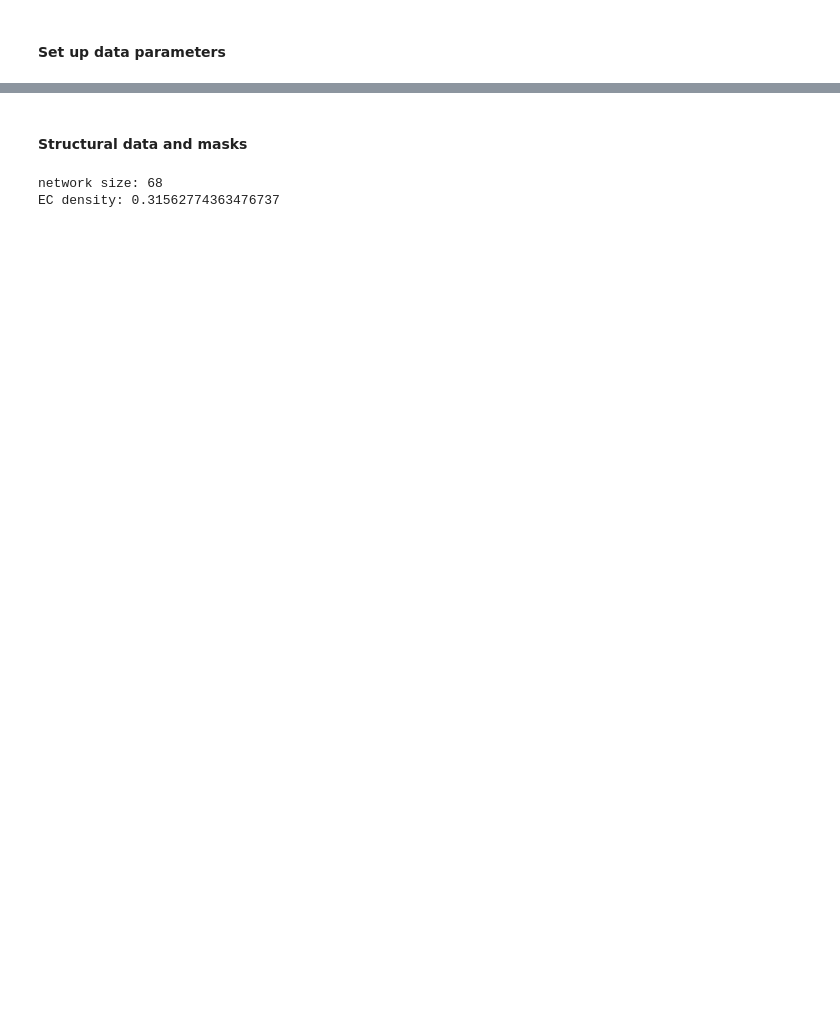
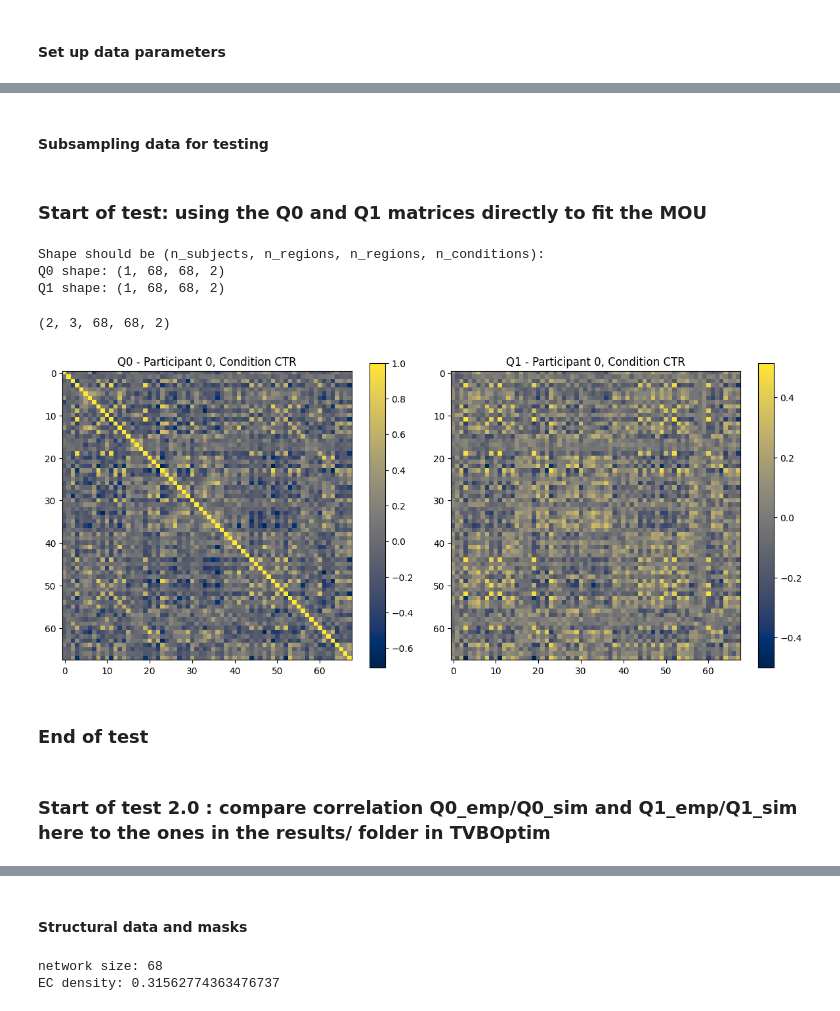
Before and after one commit to brucsk/MOU_scripts, a Jupyter notebook: test_notebook.ipynb, the cells around one changed output, grey strips where cells are left out. Drawn from its saved outputs; the diff is of its cells as text; code cells hidden in the pictures; blank space fills up the shorter version.

```diff
--- a/test_notebook.ipynb
+++ b/test_notebook.ipynb
@@ -826,0 +101,2 @@ New array shape: (48, 68, 152, 2)
+# %% [markdown]
+#### Subsampling data for testing
@@ -826,0 +109,75 @@ New array shape: (48, 68, 152, 2)
+# %% [markdown]
+### Start of test: using the Q0 and Q1 matrices directly to fit the MOU
+# %%
+if situation_idx == 1:  # using simulated data
+    #data_path = r"C:\Users\Bruna\Documents\Cogmaster\M2\Stage\scripts\TVBOptim\results\lr_0.0325_steps_300_3_sub_zscore_True_diagZero_False_diagZeroQ0_True_2"
+    data_path = r"C:\Users\Bruna\Documents\Cogmaster\M2\Stage\scripts\TVBOptim\results\lr_0.0325_steps_300_1_sub_zscore_False_diagZero_False_corrected"
+    Q0_file_name = "Q0_sim.npy"
+    Q1_file_name = "Q1_sim.npy"
+
+    Q0_file_path = os.path.join(data_path, Q0_file_name)
+    Q1_file_path = os.path.join(data_path, Q1_file_name)
+
+    Q0 = np.load(Q0_file_path)
+    Q1 = np.load(Q1_file_path)
+    print("Shape should be (n_subjects, n_regions, n_regions, n_conditions):")
+    print(f"Q0 shape: {Q0.shape}")
+    print(f"Q1 shape: {Q1.shape}")
+
+    ## Test : add identity (as if there was diag_zero = False)
+    for participant_idx in range(n_sub):
+        for condition_idx in range(n_cond):
+            Q0[participant_idx, :, :, condition_idx] =  Q0[participant_idx, :, :, condition_idx] + np.eye(N)[None, :, :]
+            #Q1[participant_idx, :, :, condition_idx] =  Q1[participant_idx, :, :, condition_idx] + np.eye(N)[None, :, :]
+
+    Q_data = np.stack([Q0, Q1], axis=0)
+else:
+    Q0 = np.zeros((n_sub, N, N, n_cond))  # shape: (n_sub, n_tau, n_nodes, n_nodes, n_cond)
+    Q1 = np.zeros((n_sub, N, N, n_cond))
+    for participant_idx in range(n_sub):
+        for condition_idx in range(n_cond):
+            # Get empirical time series of interest
+            ts = new_array[participant_idx,:,:,condition_idx]
+            # Take the transpose for the lagged FC matrices computation
+            X_emp = ts.T
+
+            # Compute empirical lagged FC matrices
+            Q_emp_single = lagged_fc_matrices(X_emp, n_tau=n_tau, diag_zero=False)
+            Q0_emp_single = Q_emp_single[0]  # FC0 (zero-lag)
+            Q1_emp_single = Q_emp_single[1]  # FC1 (lag-1)
+
+            Q0[participant_idx, :, :, condition_idx] = Q0_emp_single
+            Q1[participant_idx, :, :, condition_idx] = Q1_emp_single
+    Q_data = np.stack([Q0, Q1], axis=0)  # shape: (n_tau, n_sub, n_nodes, n_nodes, n_cond)
+    print("Shape should be (n_tau, n_subjects, n_regions, n_regions, n_conditions):")
+    print(f"Q0 shape: {Q_data.shape}")
+# %% [output]
+Shape should be (n_subjects, n_regions, n_regions, n_conditions):
+Q0 shape: (1, 68, 68, 2)
+Q1 shape: (1, 68, 68, 2)
+# %%
+Q_data.shape
+# %% [output]
+(2, 3, 68, 68, 2)
+# %%
+# Plot for one participant and condition
+participant_plot = 0
+cond_plot = 0
+
+plt.figure(figsize=(12, 5))
+plt.subplot(1, 2, 1)
+plt.imshow(Q_data[0, participant_plot, :, :, cond_plot], cmap='cividis')
+plt.title(f"Q0 - Participant {participant_plot}, Condition {conds[cond_plot]}")
+plt.colorbar()
+plt.subplot(1, 2, 2)
+plt.imshow(Q_data[1,participant_plot, :, :, cond_plot], cmap='cividis')
+plt.title(f"Q1 - Participant {participant_plot}, Condition {conds[cond_plot]}")
+plt.colorbar()
+plt.tight_layout()
+plt.show()
+# %% [output]
+[figure, added]
+# %% [markdown]
+### End of test
+# %% [markdown]
+### Start of test 2.0 : compare correlation Q0_emp/Q0_sim and Q1_emp/Q1_sim here to the ones in the results/ folder in TVBOptim
```
Also changed, not shown: parts of 44 cells of this notebook, 1 other file.
